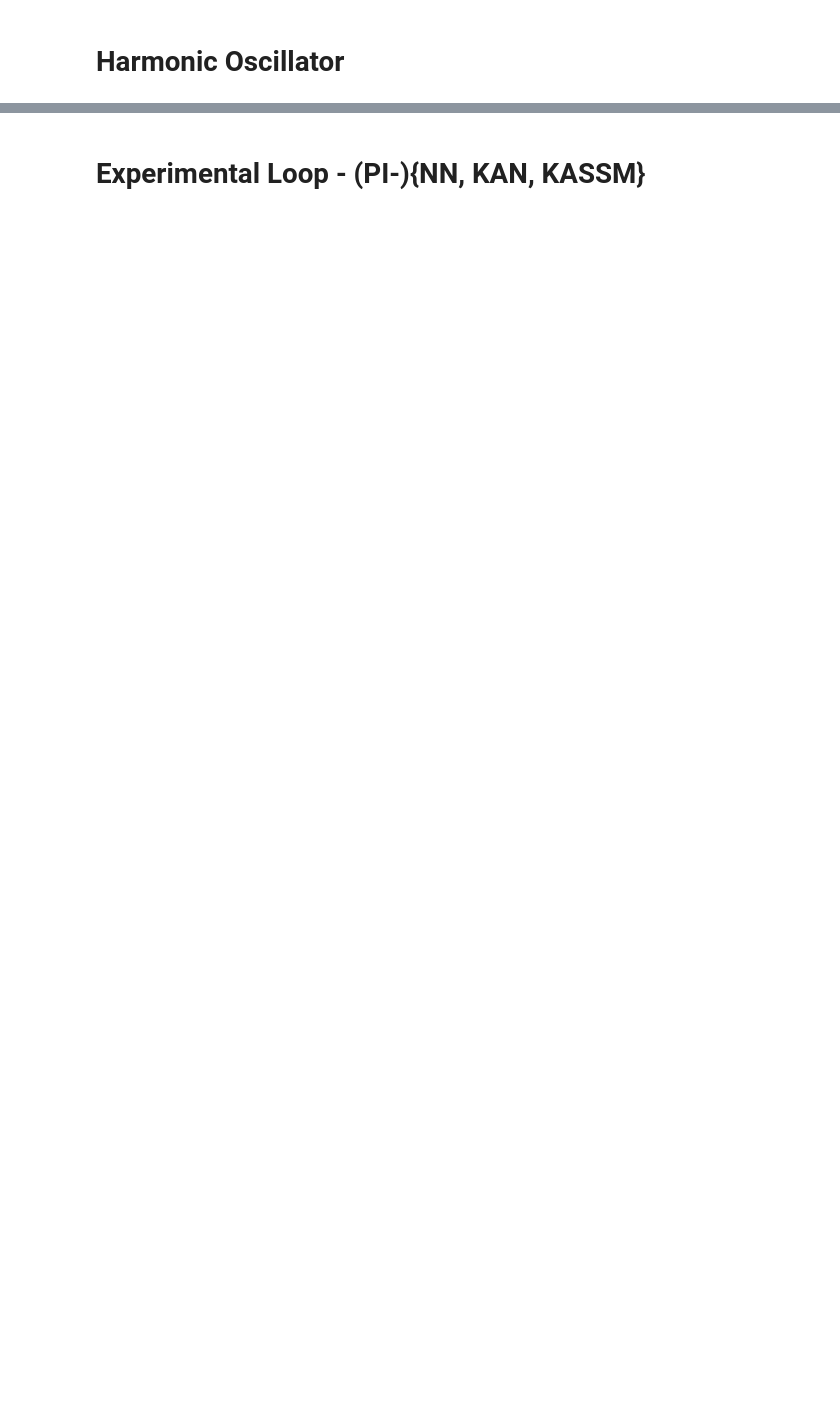
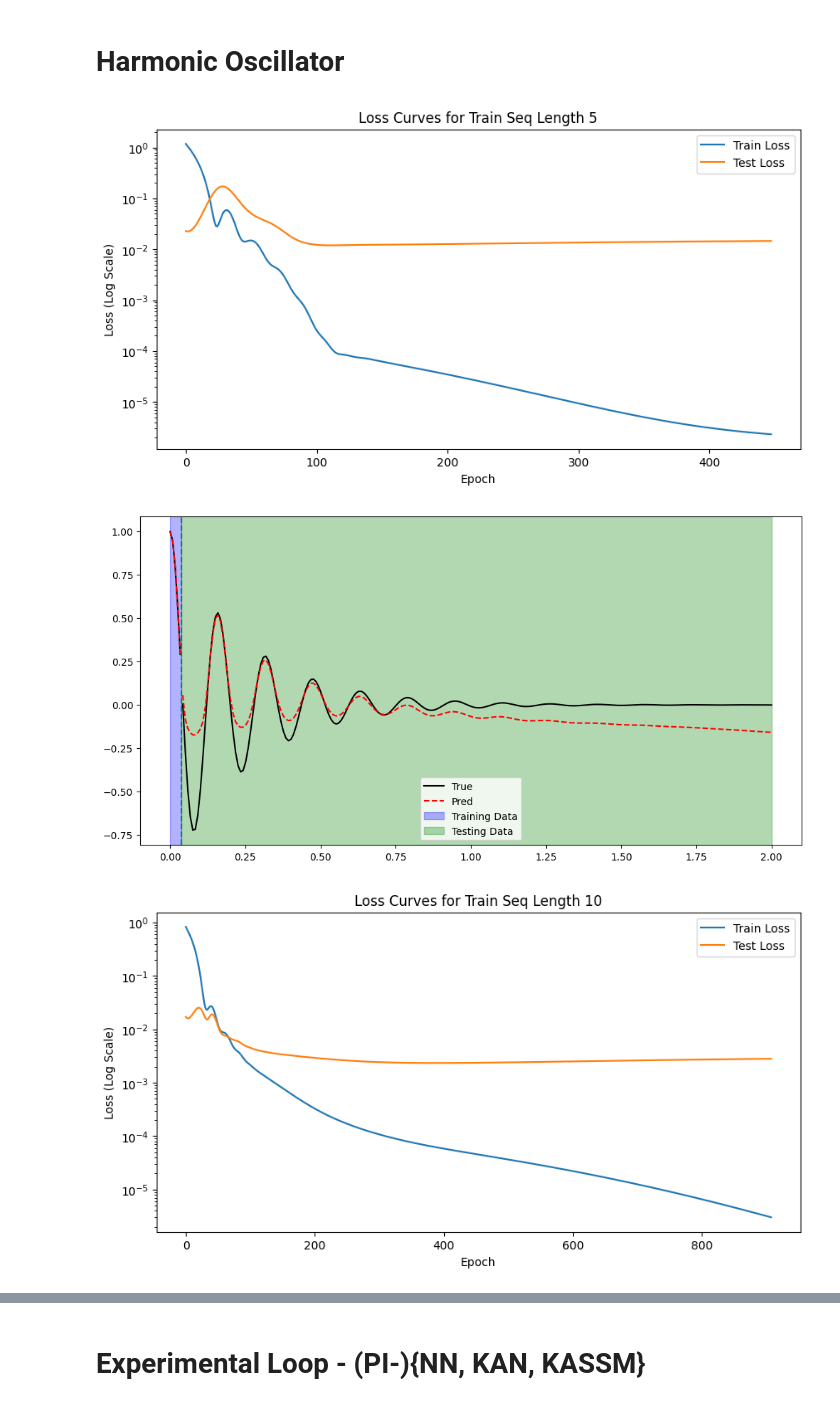
Before and after one commit to NeuralNut/pgdl, a Jupyter notebook: Spring/nn.ipynb, the cells around one changed output, grey strips where cells are left out. Saved outputs shown, nothing was run; the diff lists cells and outputs as text; code cells hidden in the pictures; blank space fills up the shorter version.

```diff
--- a/Spring/nn.ipynb
+++ b/Spring/nn.ipynb
@@ -113,7 +129,7 @@ for train_seq_length in train_seq_lengths:
 
     test_seq_length = total_seq_length - train_seq_length
 
-    model = StateSpaceModel(state_dim, input_dim, output_dim, kan_layers).to(device)
+    model = KASSM(state_dim, input_dim, output_dim, kan_layers).to(device)
     optimizer = torch.optim.Adam(model.parameters(), lr=1e-3)
     criterion = nn.MSELoss()
 
@@ -222,30 +238,33 @@ for train_seq_length in train_seq_lengths:
     plt.axvline(vline, color='teal', linestyle='--')
 
     plt.legend()
     plt.show()
 
 # Convert performance data to a DataFrame for seaborn plotting
 performance_df = pd.DataFrame(performance_data)
 
 plt.figure(figsize=(14, 8))
 sns.barplot(x="train_seq_length", y="final_test_loss", data=performance_df)
 plt.title("Final Test Loss for Different Train Lengths")
 plt.yscale('log')
 plt.xlabel("Train Sequence Length")
 plt.ylabel("Final Test Loss (Log Scale)")
 plt.show()
 
 
 
 
 # Print performance data for inspection
 for data in performance_data:
     print(f"Train Seq Length {data['train_seq_length']}:")
     print(f"  Final Train Loss: {data['final_train_loss']:.3e}")
     print(f"  Final Test Loss: {data['final_test_loss']:.3e}")
 
 # Save performance data to a file if needed
 import json
 with open("performance_data.json", "w") as f:
     json.dump(performance_data, f)
 # %% [output]
+[figure, added]
+[figure, added]
+[figure, added]
```
Also changed, not shown: parts of 5 cells of this notebook, 2 other files.
